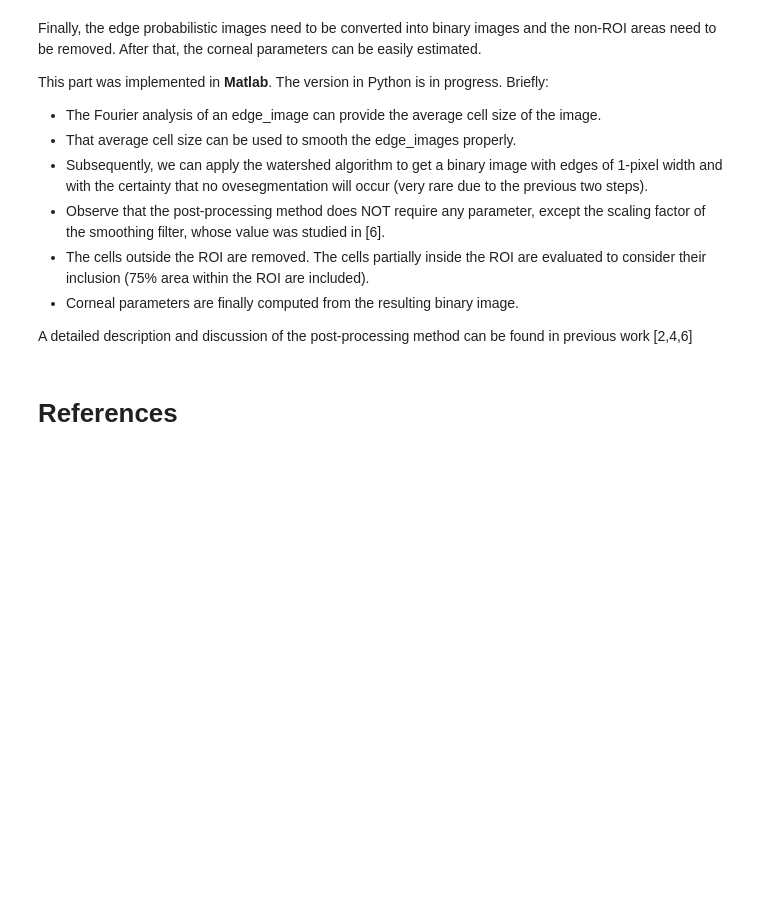
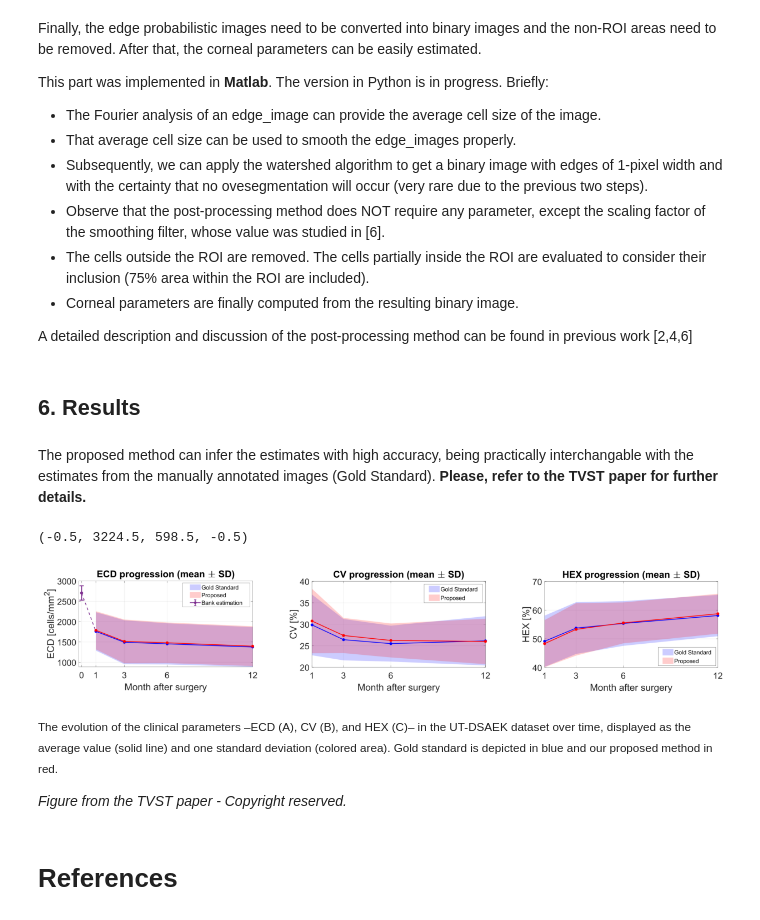
Before and after one commit to jpviguerasguillen/corneal_endothelium_TVST, a Jupyter notebook: TVST_paper_testing.ipynb, the cells around one changed output. Saved outputs shown, nothing was run; the diff lists cells and outputs as text; code cells hidden in the pictures; blank space fills up the shorter version.

```diff
--- a/TVST_paper_testing.ipynb
+++ b/TVST_paper_testing.ipynb
@@ -428,6 +438,24 @@ Briefly:
 - Corneal parameters are finally computed from the resulting binary image.
 
 A detailed description and discussion of the post-processing method can be found in previous work [2,4,6]
+# %% [markdown]
+## **6. Results**
+# %% [markdown]
+The proposed method can infer the estimates with high accuracy, being practically interchangable with the estimates from the manually annotated images (Gold Standard). **Please, refer to the TVST paper for further details.**
+# %%
+# Print the progression of the corneal parameters
+nam_progsn = data_folder + 'figures/Biomarker_Estimates_(TVST_figure).png'
+fig_progsn = imageio.imread(nam_progsn).astype(np.uint8)
+plt.figure(figsize=(22,10))
+plt.imshow(fig_progsn)
+plt.axis('off')
+# %% [output]
+(-0.5, 3224.5, 598.5, -0.5)
+[figure, added]
+# %% [markdown]
+<small>The evolution of the clinical parameters –ECD (A), CV (B), and HEX (C)– in the UT-DSAEK dataset over time, displayed as the average value (solid line) and one standard deviation (colored area). Gold standard is depicted in blue and our proposed method in red. </small>
+
+*Figure from the TVST paper - Copyright reserved.*
 # %% [markdown]
 # **References**
 # %% [markdown]
```
Also changed, not shown: parts of 6 cells of this notebook.
